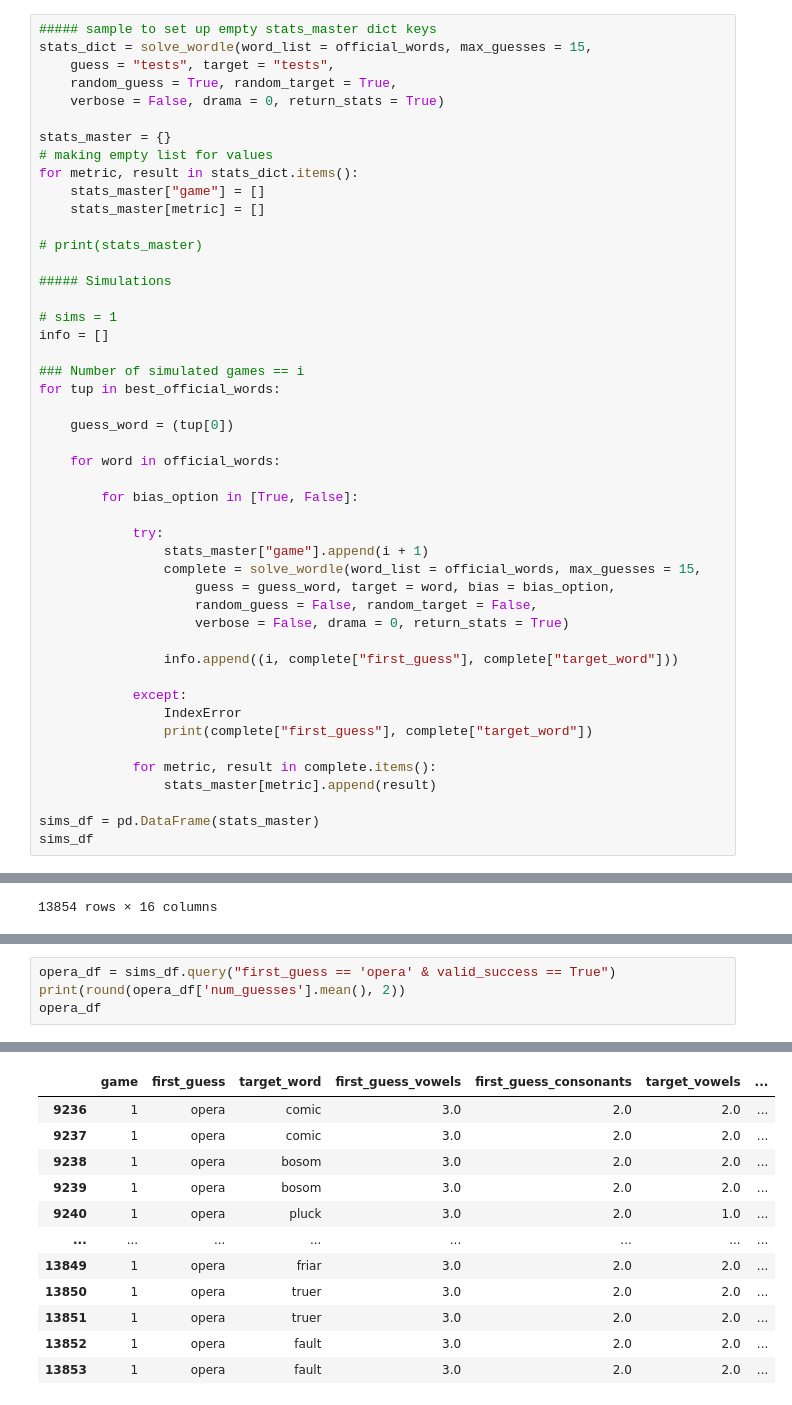
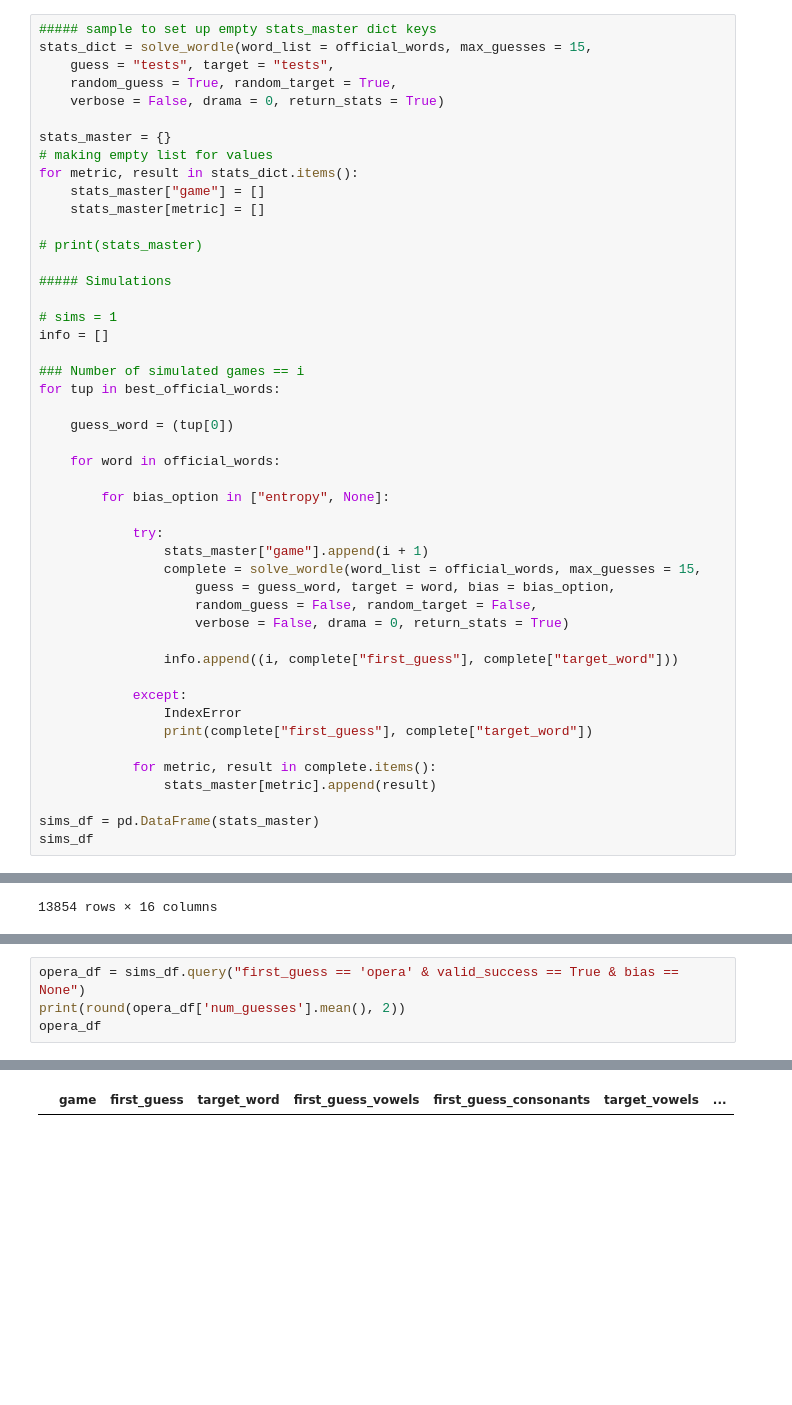
Before and after one commit to kmaurinjones/wordle_wizard, a Jupyter notebook: wordle_solving_function.ipynb, the cells around one changed output, grey strips where cells are left out. Saved outputs shown, nothing was run; the diff lists cells and outputs as text; blank space fills up the shorter version.

```diff
--- a/wordle_solving_function.ipynb
+++ b/wordle_solving_function.ipynb
@@ -2114,7 +2091,7 @@ for tup in best_official_words:
 
     for word in official_words:
 
-        for bias_option in [True, False]:
+        for bias_option in ["entropy", None]:
 
             try:
                 stats_master["game"].append(i + 1)
@@ -2239,5 +2235,5 @@ adore_df
 # %%
-opera_df = sims_df.query("first_guess == 'opera' & valid_success == True")
+opera_df = sims_df.query("first_guess == 'opera' & valid_success == True & bias == None")
 print(round(opera_df['num_guesses'].mean(), 2))
 opera_df
 # %% [output]
@@ -2245,12 +2241 @@ opera_df
 |  | game | first_guess | target_word | first_guess_vowels | first_guess_consonants | target_vowels | ... |
-| 9236 | 1 | opera | comic | 3.0 | 2.0 | 2.0 | ... |
-| 9237 | 1 | opera | comic | 3.0 | 2.0 | 2.0 | ... |
-| 9238 | 1 | opera | bosom | 3.0 | 2.0 | 2.0 | ... |
-| 9239 | 1 | opera | bosom | 3.0 | 2.0 | 2.0 | ... |
-| 9240 | 1 | opera | pluck | 3.0 | 2.0 | 1.0 | ... |
-| ... | ... | ... | ... | ... | ... | ... | ... |
-| 13849 | 1 | opera | friar | 3.0 | 2.0 | 2.0 | ... |
-| 13850 | 1 | opera | truer | 3.0 | 2.0 | 2.0 | ... |
-| 13851 | 1 | opera | truer | 3.0 | 2.0 | 2.0 | ... |
-| 13852 | 1 | opera | fault | 3.0 | 2.0 | 2.0 | ... |
-| 13853 | 1 | opera | fault | 3.0 | 2.0 | 2.0 | ... |
```
Also changed, not shown: parts of 15 cells of this notebook.
